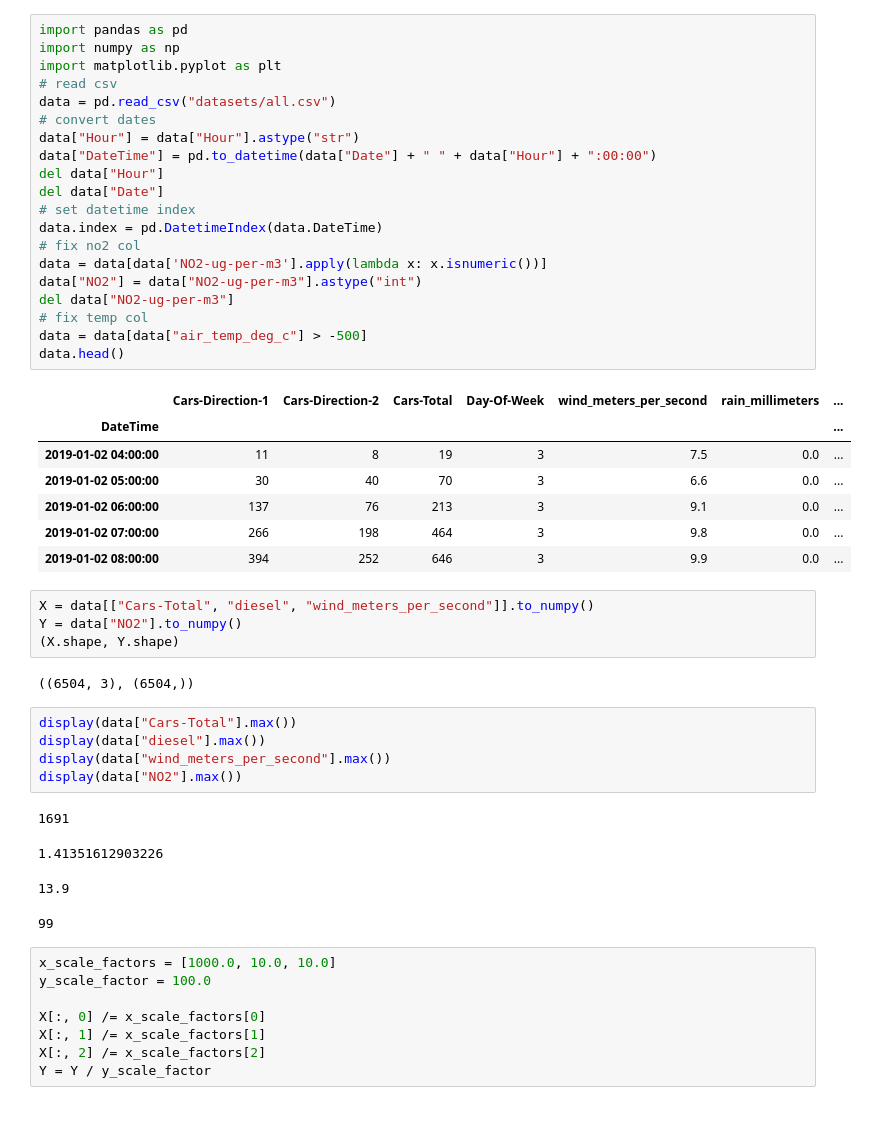
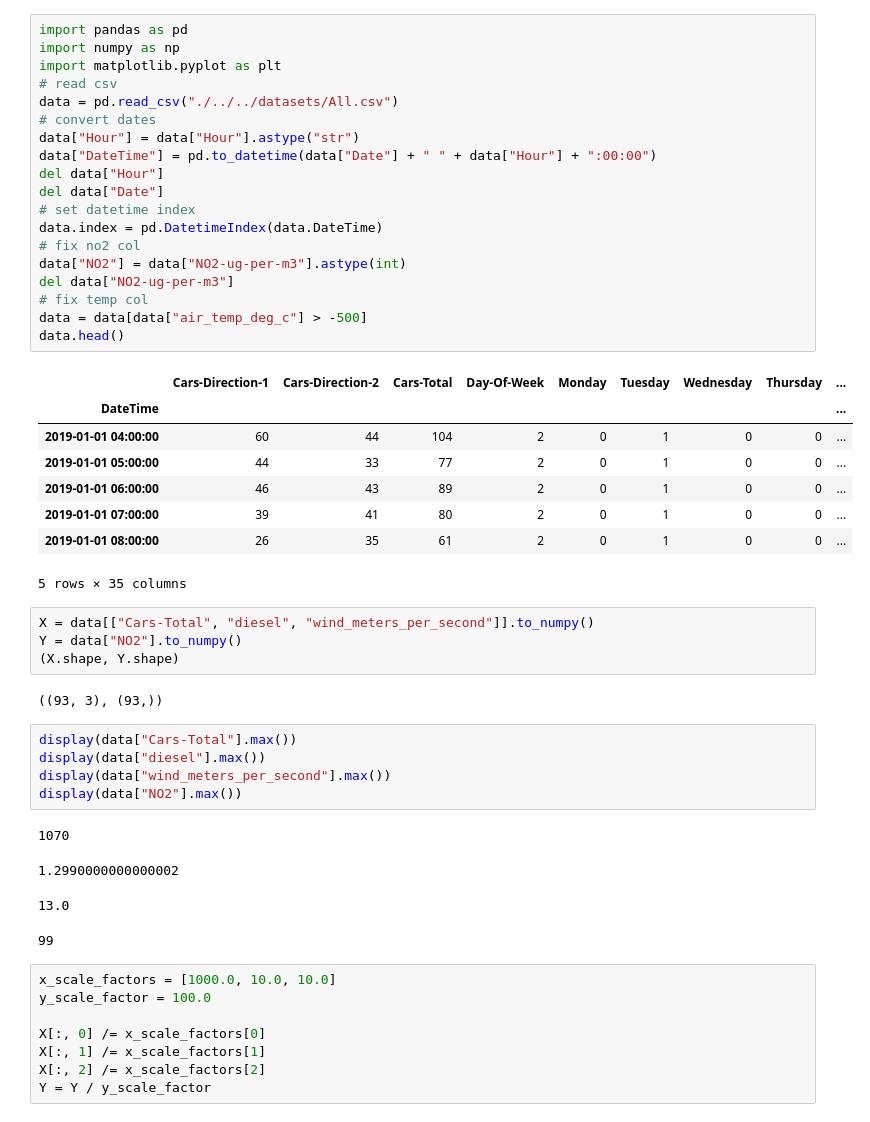
Before and after one commit to apexys/kiel_air_quality_tensorflow, a Jupyter notebook: models/dense/SimpleModelling.ipynb, the cells around one changed output. Drawn from its saved outputs; the diff is of its cells as text.

```diff
--- a/models/dense/SimpleModelling.ipynb
+++ b/models/dense/SimpleModelling.ipynb
@@ -1,46 +1,46 @@
 # %%
 import pandas as pd
 import numpy as np
 import matplotlib.pyplot as plt
 # read csv
-data = pd.read_csv("datasets/all.csv")
+data = pd.read_csv("./../../datasets/All.csv")
 # convert dates
 data["Hour"] = data["Hour"].astype("str")
 data["DateTime"] = pd.to_datetime(data["Date"] + " " + data["Hour"] + ":00:00")
 del data["Hour"]
 del data["Date"]
 # set datetime index
 data.index = pd.DatetimeIndex(data.DateTime)
 # fix no2 col
-data = data[data['NO2-ug-per-m3'].apply(lambda x: x.isnumeric())]
-data["NO2"] = data["NO2-ug-per-m3"].astype("int")
+data["NO2"] = data["NO2-ug-per-m3"].astype(int)
 del data["NO2-ug-per-m3"]
 # fix temp col
 data = data[data["air_temp_deg_c"] > -500]
 data.head()
 # %% [output]
-|  | Cars-Direction-1 | Cars-Direction-2 | Cars-Total | Day-Of-Week | wind_meters_per_second | rain_millimeters | ... |
-| DateTime |  |  |  |  |  |  | ... |
-| 2019-01-02 04:00:00 | 11 | 8 | 19 | 3 | 7.5 | 0.0 | ... |
-| 2019-01-02 05:00:00 | 30 | 40 | 70 | 3 | 6.6 | 0.0 | ... |
-| 2019-01-02 06:00:00 | 137 | 76 | 213 | 3 | 9.1 | 0.0 | ... |
-| 2019-01-02 07:00:00 | 266 | 198 | 464 | 3 | 9.8 | 0.0 | ... |
-| 2019-01-02 08:00:00 | 394 | 252 | 646 | 3 | 9.9 | 0.0 | ... |
+|  | Cars-Direction-1 | Cars-Direction-2 | Cars-Total | Day-Of-Week | Monday | Tuesday | Wednesday | Thursday | ... |
+| DateTime |  |  |  |  |  |  |  |  | ... |
+| 2019-01-01 04:00:00 | 60 | 44 | 104 | 2 | 0 | 1 | 0 | 0 | ... |
+| 2019-01-01 05:00:00 | 44 | 33 | 77 | 2 | 0 | 1 | 0 | 0 | ... |
+| 2019-01-01 06:00:00 | 46 | 43 | 89 | 2 | 0 | 1 | 0 | 0 | ... |
+| 2019-01-01 07:00:00 | 39 | 41 | 80 | 2 | 0 | 1 | 0 | 0 | ... |
+| 2019-01-01 08:00:00 | 26 | 35 | 61 | 2 | 0 | 1 | 0 | 0 | ... |
+5 rows × 35 columns
 # %%
 X = data[["Cars-Total", "diesel", "wind_meters_per_second"]].to_numpy()
 Y = data["NO2"].to_numpy()
 (X.shape, Y.shape)
 # %% [output]
-((6504, 3), (6504,))
+((93, 3), (93,))
 # %%
 display(data["Cars-Total"].max())
 display(data["diesel"].max())
 display(data["wind_meters_per_second"].max())
 display(data["NO2"].max())
 # %% [output]
-1691
+1070
-1.41351612903226
+1.2990000000000002
-13.9
+13.0
 99
 # %%
 x_scale_factors = [1000.0, 10.0, 10.0]
```
Also changed, not shown: parts of 1 cell of this notebook, 19 other files.
